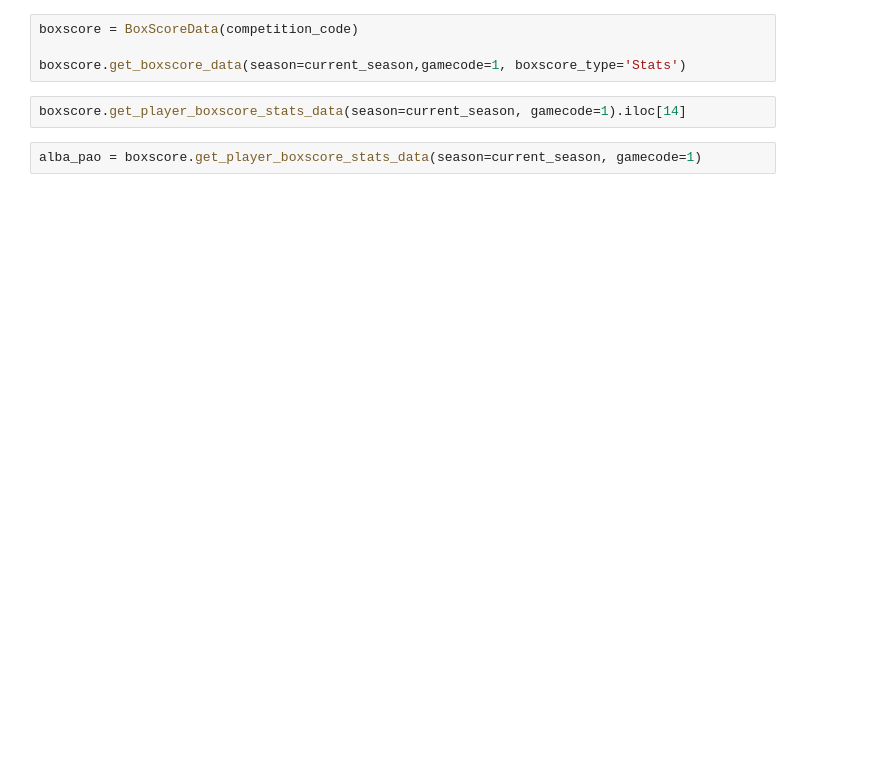
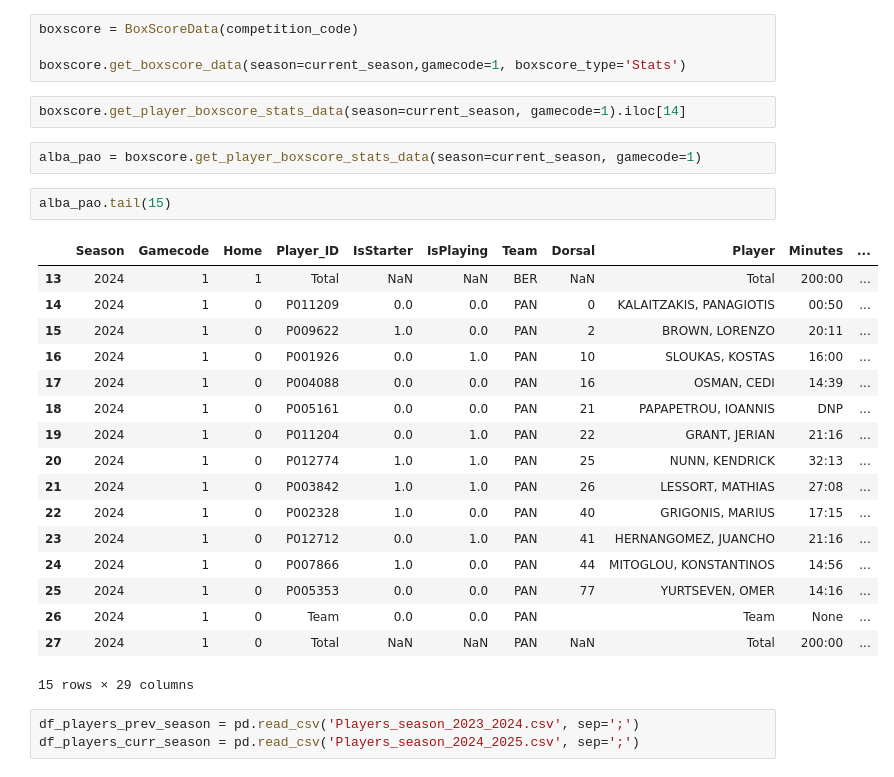
Before and after one commit to SpirosKolovos/FantasyEuroleague, a Jupyter notebook: euroleague_api.ipynb, the cells around one changed output. Cells and saved outputs as stored; diff of their text form; blank space fills up the shorter version.

```diff
--- a/euroleague_api.ipynb
+++ b/euroleague_api.ipynb
@@ -58,3 +58,26 @@ boxscore.get_boxscore_data(season=current_season,gamecode=1, boxscore_type='Stat
 boxscore.get_player_boxscore_stats_data(season=current_season, gamecode=1).iloc[14]
 # %%
 alba_pao = boxscore.get_player_boxscore_stats_data(season=current_season, gamecode=1)
+# %%
+alba_pao.tail(15)
+# %% [output]
+|  | Season | Gamecode | Home | Player_ID | IsStarter | IsPlaying | Team | Dorsal | Player | Minutes | ... |
+| 13 | 2024 | 1 | 1 | Total | NaN | NaN | BER | NaN | Total | 200:00 | ... |
+| 14 | 2024 | 1 | 0 | P011209 | 0.0 | 0.0 | PAN | 0 | KALAITZAKIS, PANAGIOTIS | 00:50 | ... |
+| 15 | 2024 | 1 | 0 | P009622 | 1.0 | 0.0 | PAN | 2 | BROWN, LORENZO | 20:11 | ... |
+| 16 | 2024 | 1 | 0 | P001926 | 0.0 | 1.0 | PAN | 10 | SLOUKAS, KOSTAS | 16:00 | ... |
+| 17 | 2024 | 1 | 0 | P004088 | 0.0 | 0.0 | PAN | 16 | OSMAN, CEDI | 14:39 | ... |
+| 18 | 2024 | 1 | 0 | P005161 | 0.0 | 0.0 | PAN | 21 | PAPAPETROU, IOANNIS | DNP | ... |
+| 19 | 2024 | 1 | 0 | P011204 | 0.0 | 1.0 | PAN | 22 | GRANT, JERIAN | 21:16 | ... |
+| 20 | 2024 | 1 | 0 | P012774 | 1.0 | 1.0 | PAN | 25 | NUNN, KENDRICK | 32:13 | ... |
+| 21 | 2024 | 1 | 0 | P003842 | 1.0 | 1.0 | PAN | 26 | LESSORT, MATHIAS | 27:08 | ... |
+| 22 | 2024 | 1 | 0 | P002328 | 1.0 | 0.0 | PAN | 40 | GRIGONIS, MARIUS | 17:15 | ... |
+| 23 | 2024 | 1 | 0 | P012712 | 0.0 | 1.0 | PAN | 41 | HERNANGOMEZ, JUANCHO | 21:16 | ... |
+| 24 | 2024 | 1 | 0 | P007866 | 1.0 | 0.0 | PAN | 44 | MITOGLOU, KONSTANTINOS | 14:56 | ... |
+| 25 | 2024 | 1 | 0 | P005353 | 0.0 | 0.0 | PAN | 77 | YURTSEVEN, OMER | 14:16 | ... |
+| 26 | 2024 | 1 | 0 | Team | 0.0 | 0.0 | PAN |  | Team | None | ... |
+| 27 | 2024 | 1 | 0 | Total | NaN | NaN | PAN | NaN | Total | 200:00 | ... |
+15 rows × 29 columns
+# %%
+df_players_prev_season = pd.read_csv('Players_season_2023_2024.csv', sep=';')
+df_players_curr_season = pd.read_csv('Players_season_2024_2025.csv', sep=';')
```
Also changed, not shown: parts of 9 cells of this notebook, 2 other files.
